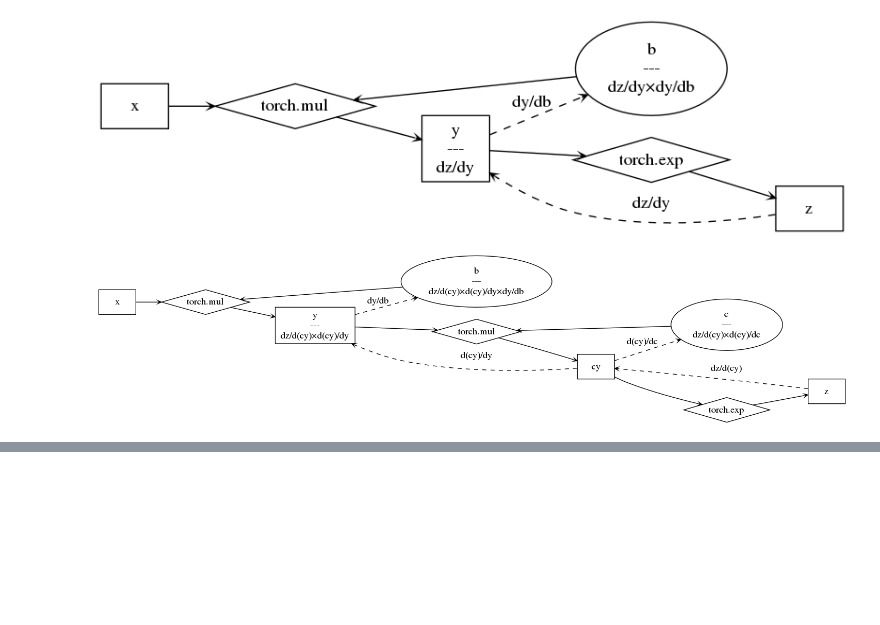
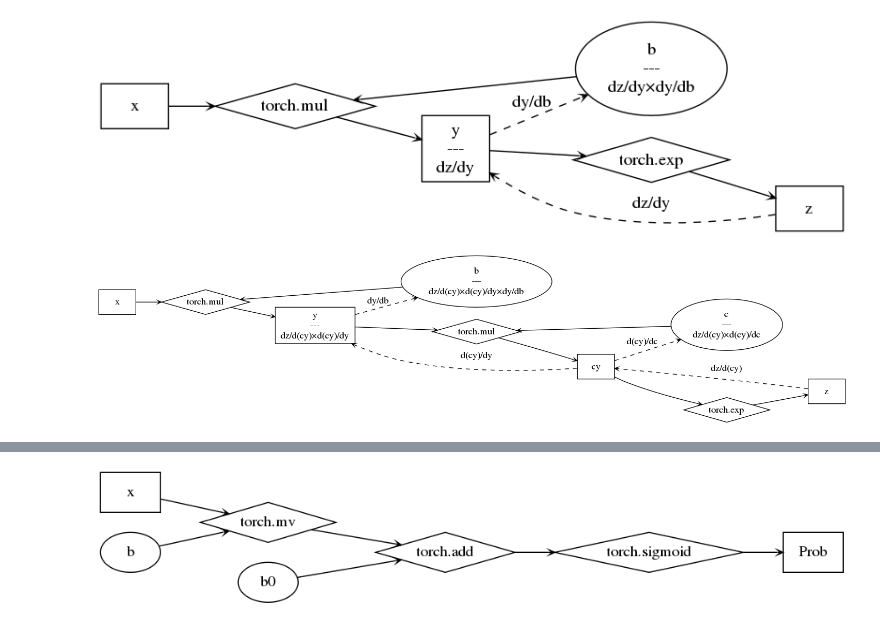
Before and after one commit to sijichun/PythonTutor, a Jupyter notebook: T31_graph_of_pytorch.ipynb, the cells around one changed output, grey strips where cells are left out. Drawn from its saved outputs; the diff is of its cells as text; code cells hidden in the pictures; blank space fills up the shorter version.

```diff
--- a/T31_graph_of_pytorch.ipynb
+++ b/T31_graph_of_pytorch.ipynb
@@ -53,0 +88,18 @@ Image(dot.render('pic/compute_graph_back2.gv'))
+# %%
+dot = Digraph(comment='Logistic', format='png')
+dot.graph_attr['rankdir'] = 'LR'
+dot.edge_attr.update(arrowhead='vee', arrowsize='0.5')
+dot.node('x', 'x', shape='box')
+dot.node('bv', r'b')
+dot.node('mv', 'torch.mv', shape='diamond')
+dot.node('b', r'b0')
+dot.node('add', 'torch.add', shape='diamond')
+dot.node('sigmoid', 'torch.sigmoid', shape='diamond')
+dot.node('p', 'Prob', shape='box')
+dot.edges([['x','mv'],['bv','mv']])
+dot.edges([['b','add'],['mv','add']])
+dot.edge('add','sigmoid')
+dot.edge('sigmoid','p')
+Image(dot.render('pic/compute_graph_Logistic2.gv'))
+# %% [output]
+[figure, added]
```
Also changed, not shown: parts of 1 cell of this notebook, 3 other files.
